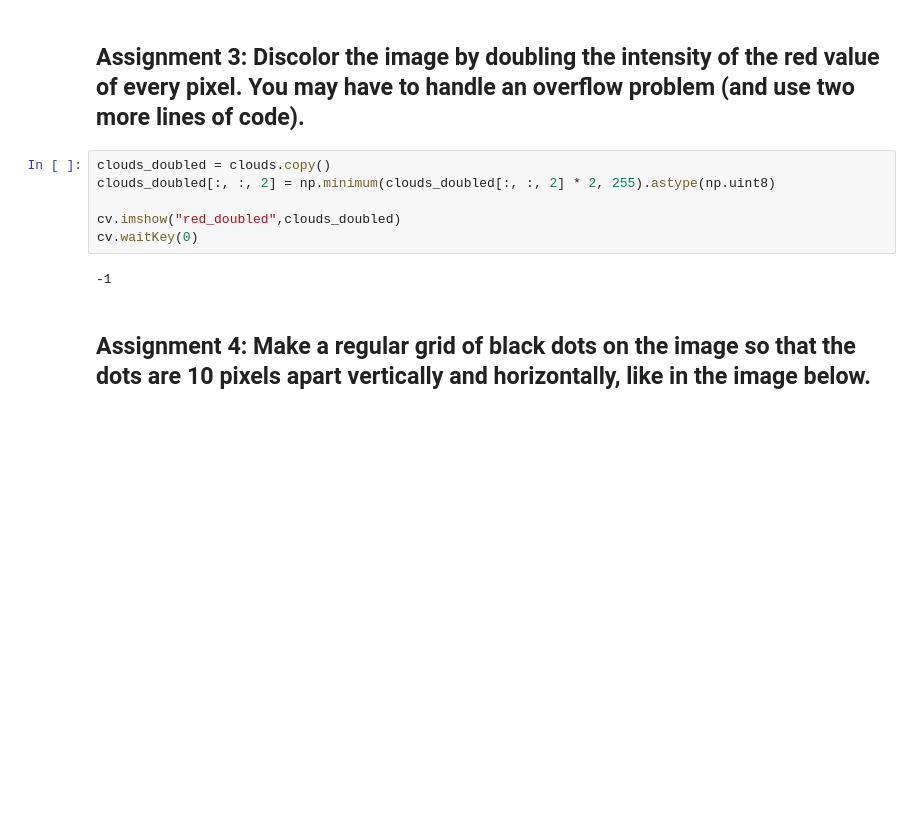
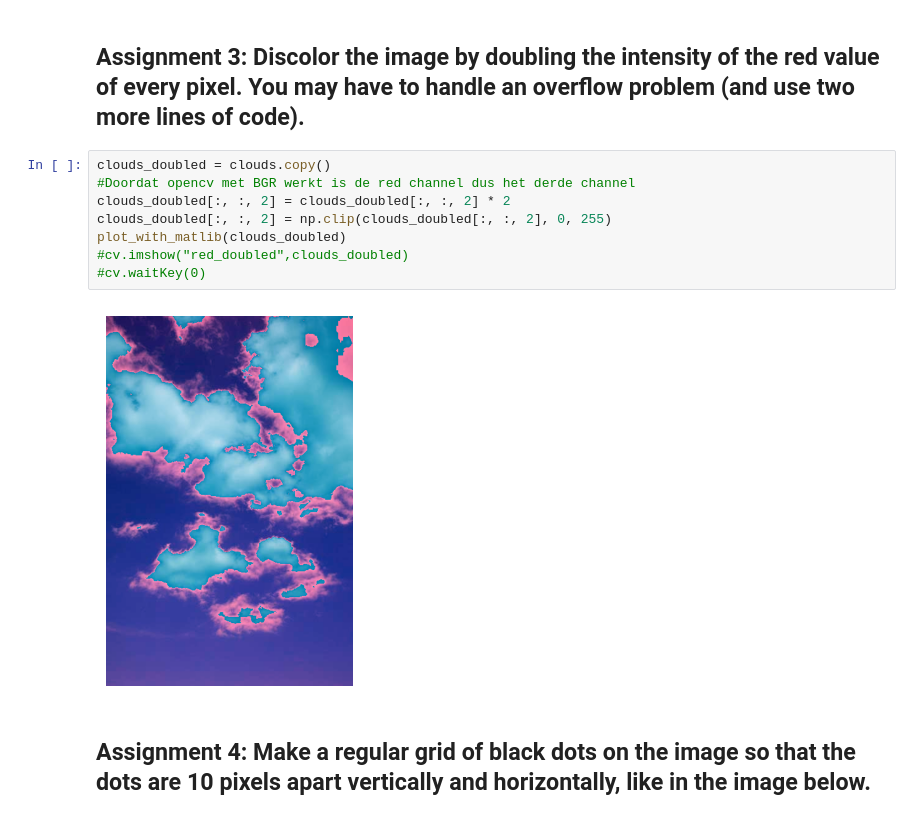
Before and after one commit to LucasVB-TheyCallMeAPoro/ComputerVisie, a Jupyter notebook: Lab1/Lab1_LucasVB.ipynb, the cells around one changed output. Drawn from its saved outputs; the diff is of its cells as text; blank space fills up the shorter version.

```diff
--- a/Lab1/Lab1_LucasVB.ipynb
+++ b/Lab1/Lab1_LucasVB.ipynb
@@ -42,12 +49,14 @@ cv.waitKey(0)
 ## Assignment 3: Discolor the image by doubling the intensity of the red value of every pixel. You may have to handle an overflow problem (and use two more lines of code).
 # %%
 clouds_doubled = clouds.copy()
-clouds_doubled[:, :, 2] = np.minimum(clouds_doubled[:, :, 2] * 2, 255).astype(np.uint8)
-
-cv.imshow("red_doubled",clouds_doubled)
-cv.waitKey(0)
+#Doordat opencv met BGR werkt is de red channel dus het derde channel
+clouds_doubled[:, :, 2] = clouds_doubled[:, :, 2] * 2
+clouds_doubled[:, :, 2] = np.clip(clouds_doubled[:, :, 2], 0, 255)
+plot_with_matlib(clouds_doubled)
+#cv.imshow("red_doubled",clouds_doubled)
+#cv.waitKey(0)
 # %% [output]
--1
+[figure, added]
 # %% [markdown]
 ## Assignment 4: Make a regular grid of black dots on the image so that the dots are 10 pixels apart vertically and horizontally, like in the image below.
 # %%
```
Also changed, not shown: parts of 33 cells of this notebook.
